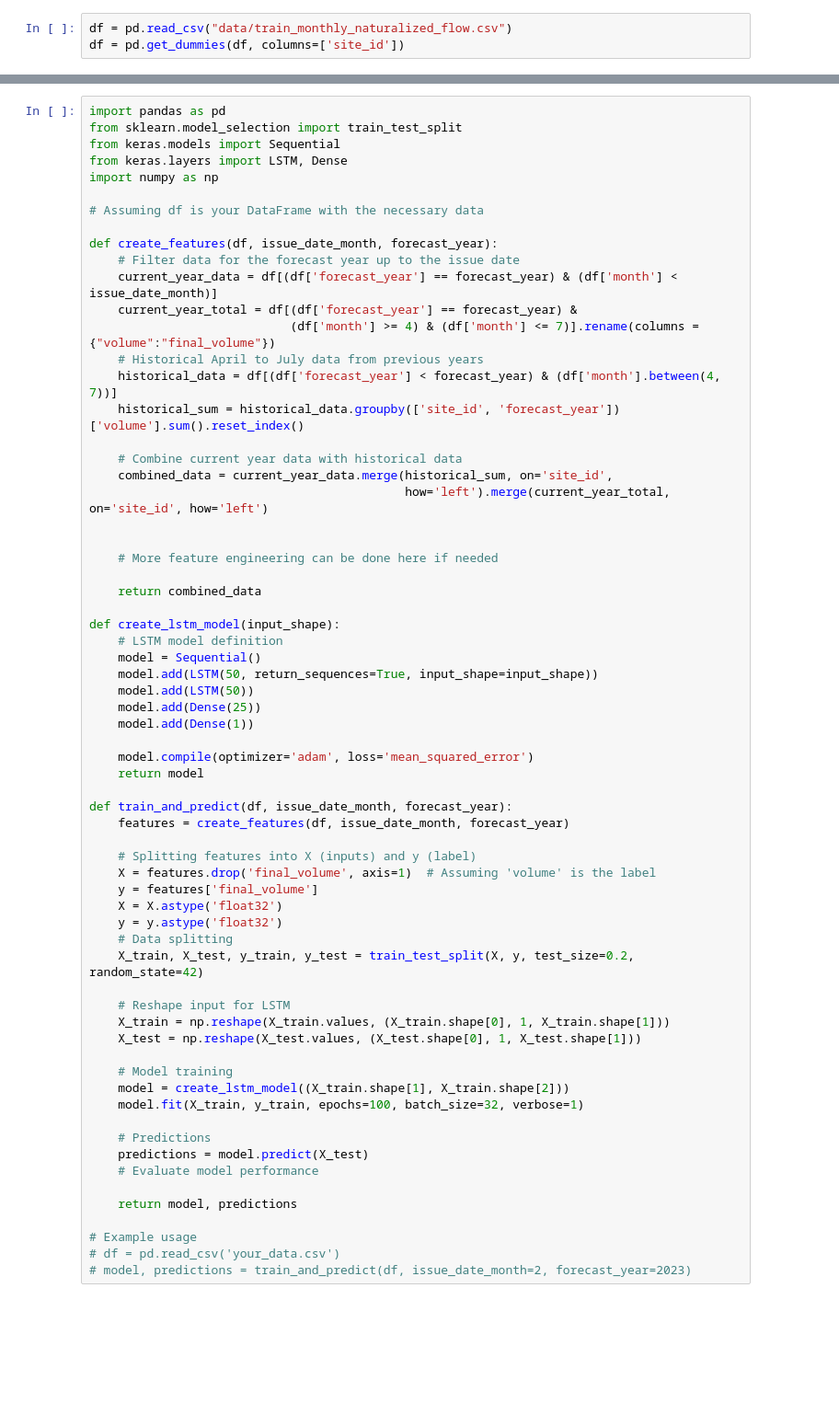
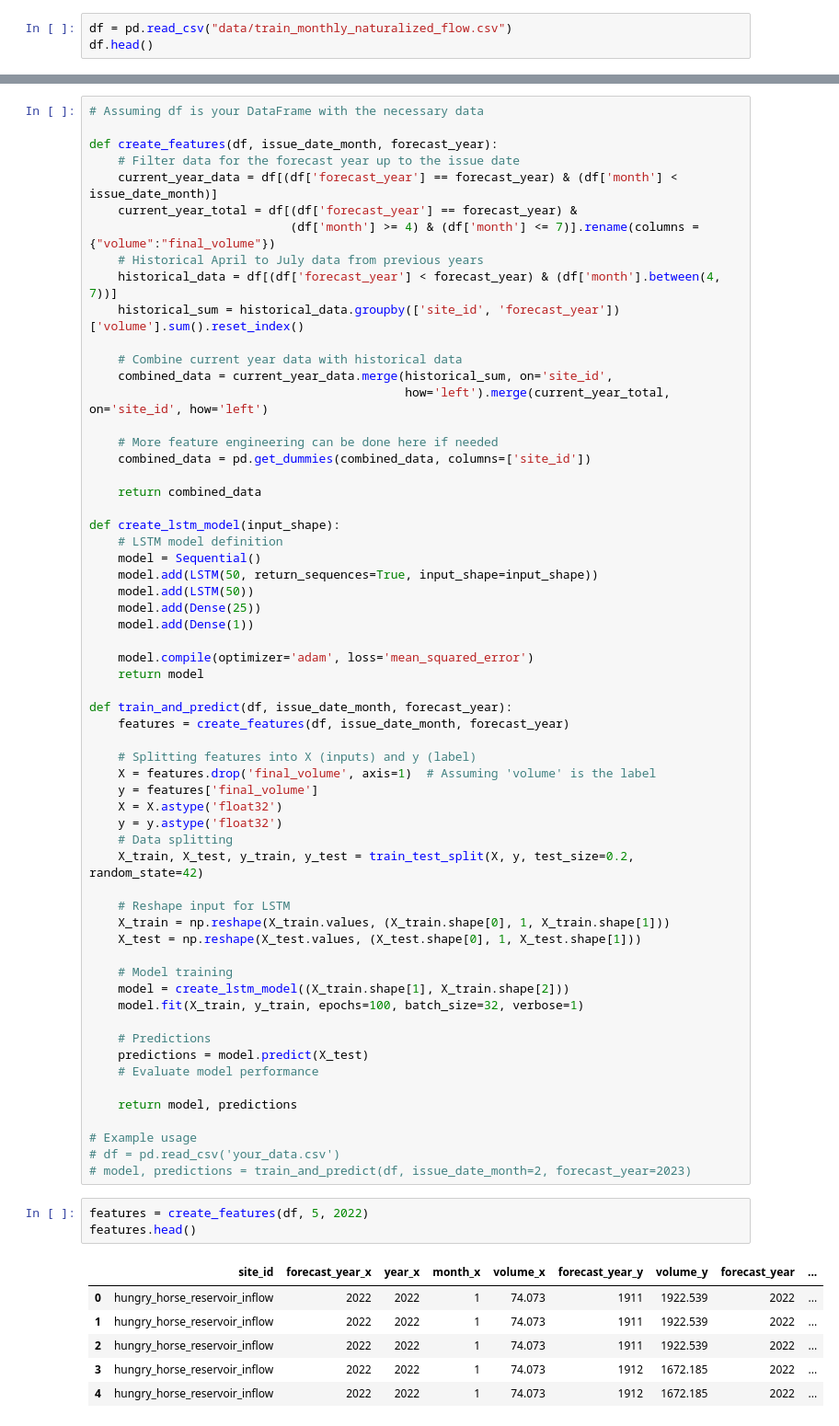
Before and after one commit to H-Cindy/streamflow-forecasting, a Jupyter notebook: model.ipynb, the cells around one changed output, grey strips where cells are left out. Shown at 92% size. Saved outputs shown, nothing was run; the diff lists cells and outputs as text; blank space fills up the shorter version.

Commit message:
model is working now

```diff
--- a/model.ipynb
+++ b/model.ipynb
@@ -53,3 +14,3 @@ To enable the following instructions: AVX2 FMA, in other operations, rebuild Ten
 # %%
 df = pd.read_csv("data/train_monthly_naturalized_flow.csv")
-df = pd.get_dummies(df, columns=['site_id'])
+df.head()
@@ -64,12 +33,6 @@ df.head()
 | 4 | 1911 | 1911 | 5 | 748.602 | 0 | 0 | ... |
 5 rows × 27 columns
 # %%
-import pandas as pd
-from sklearn.model_selection import train_test_split
-from keras.models import Sequential
-from keras.layers import LSTM, Dense
-import numpy as np
-
 # Assuming df is your DataFrame with the necessary data
 
 def create_features(df, issue_date_month, forecast_year):
@@ -85,8 +48,8 @@ def create_features(df, issue_date_month, forecast_year):
     combined_data = current_year_data.merge(historical_sum, on='site_id',
                                             how='left').merge(current_year_total, on='site_id', how='left')
 
-
     # More feature engineering can be done here if needed
+    combined_data = pd.get_dummies(combined_data, columns=['site_id'])
 
     return combined_data
 
@@ -129,6 +92,16 @@ def train_and_predict(df, issue_date_month, forecast_year):
 # Example usage
 # df = pd.read_csv('your_data.csv')
 # model, predictions = train_and_predict(df, issue_date_month=2, forecast_year=2023)
+# %%
+features = create_features(df, 5, 2022)
+features.head()
+# %% [output]
+|  | site_id | forecast_year_x | year_x | month_x | volume_x | forecast_year_y | volume_y | forecast_year | ... |
+| 0 | hungry_horse_reservoir_inflow | 2022 | 2022 | 1 | 74.073 | 1911 | 1922.539 | 2022 | ... |
+| 1 | hungry_horse_reservoir_inflow | 2022 | 2022 | 1 | 74.073 | 1911 | 1922.539 | 2022 | ... |
+| 2 | hungry_horse_reservoir_inflow | 2022 | 2022 | 1 | 74.073 | 1911 | 1922.539 | 2022 | ... |
+| 3 | hungry_horse_reservoir_inflow | 2022 | 2022 | 1 | 74.073 | 1912 | 1672.185 | 2022 | ... |
+| 4 | hungry_horse_reservoir_inflow | 2022 | 2022 | 1 | 74.073 | 1912 | 1672.185 | 2022 | ... |
 # %%
 features = create_features(df, 5, 2022)
 
```
Also changed, not shown: parts of 9 cells of this notebook, 1 other file.
